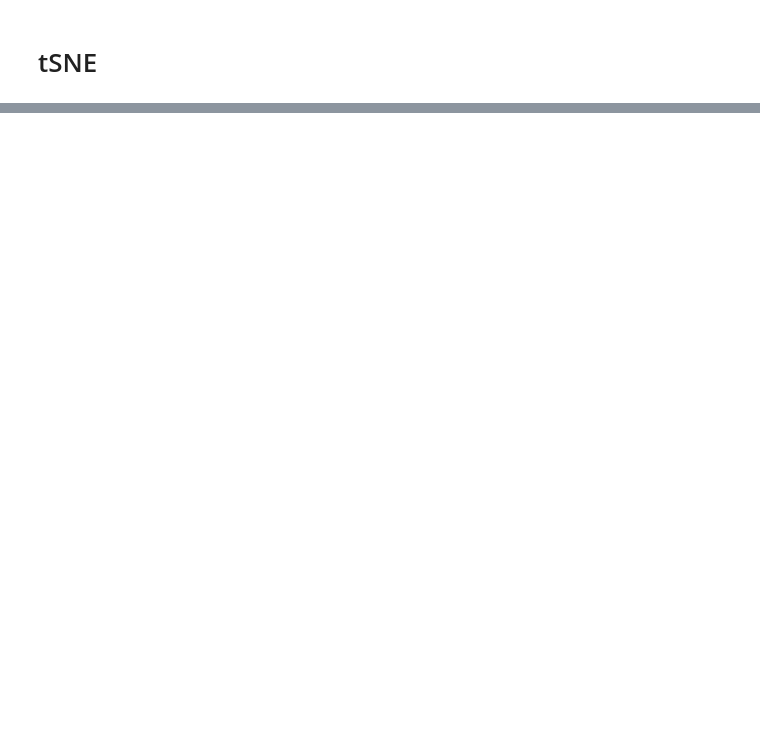
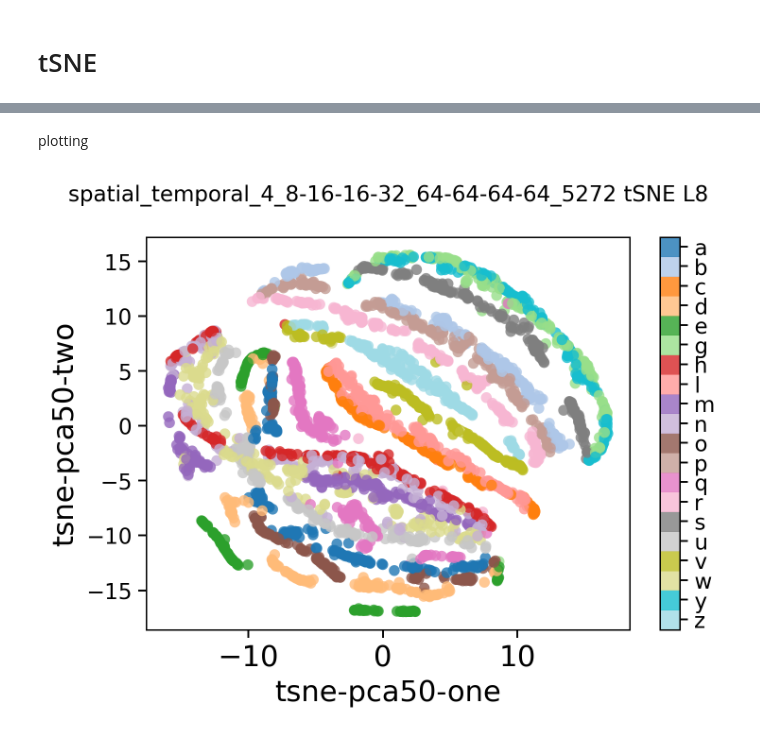
Before and after one commit to amathislab/DeepDraw, a Jupyter notebook: single_cell/03 tSNE.ipynb, the cells around one changed output, grey strips where cells are left out. Drawn from its saved outputs; the diff is of its cells as text; code cells hidden in the pictures; blank space fills up the shorter version.

```diff
--- a/single_cell/03 tSNE.ipynb
+++ b/single_cell/03 tSNE.ipynb
@@ -172,0 +68,17 @@ for i in range(nlayers):
+# %%
+layer = 7
+# %%
+labels, xyplmvt = X_data('labels', runinfo, datafolder = runinfo.datafolder(modelinfo))
+
+char_labels = ['a', 'b', 'c', 'd', 'e', 'g', 'h', 'l', 'm', 'n',
+               'o', 'p', 'q', 'r', 's', 'u', 'v', 'w', 'y', 'z']
+
+lname = "Layer %d" %layer
+
+print(lname)
+l = pickle.load(open(os.path.join(runinfo.datafolder(modelinfo), 'l%d.pkl' %layer), 'rb'))
+l = l[xyplmvt]
+
+lx = l.reshape(l.shape[0], -1)
+
+ltsne, ldf = mytsne(lx)
@@ -172,0 +103,25 @@ for i in range(nlayers):
+# %% [markdown]
+plotting
+# %%
+alpha = 0.8
+name = modelinfo['base']
+# %%
+plt.figure(dpi=275)
+plt.scatter(
+    x = ldf['tsne-2d-one'],
+    y = ldf['tsne-2d-two'],
+    #s=4,
+    edgecolors = 'none',
+    c=19 - labels,
+    cmap='tab20_r',
+    alpha = alpha
+)
+cb = plt.colorbar()
+cb.set_ticks(np.linspace(0.5, 19.5, 21))
+cb.set_ticklabels(char_labels[::-1])
+plt.title('%s tSNE L%d' %(name, layer + 1))
+plt.xlabel('tsne-pca50-one')
+plt.ylabel('tsne-pca50-two')
+plt.show()
+# %% [output]
+[figure, added]
```
Also changed, not shown: parts of 9 cells of this notebook, 5 other files.
